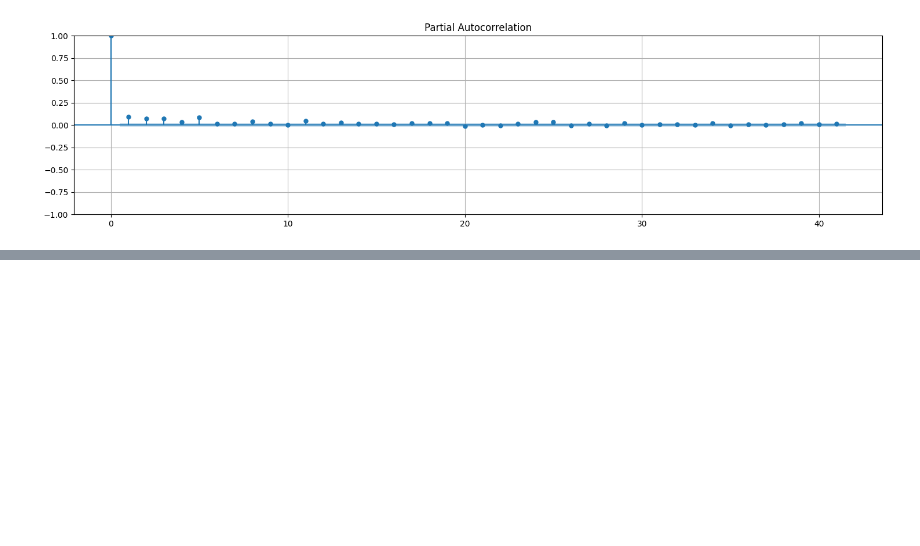
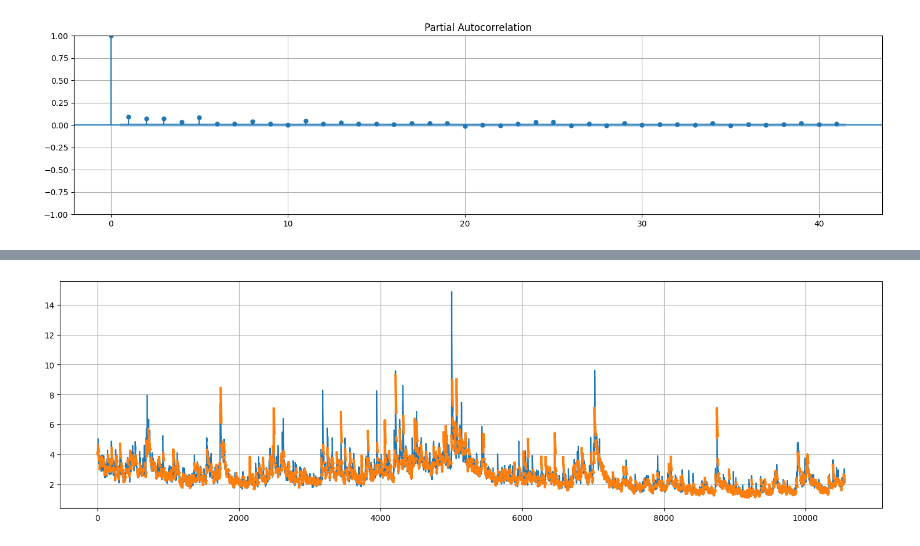
Before and after one commit to AndrewGrishin/Stock-Forecasting, a Jupyter notebook: FIGARCH/figarch.ipynb, the cells around one changed output, grey strips where cells are left out. Cells and saved outputs as stored; diff of their text form; code cells hidden in the pictures; blank space fills up the shorter version.

Commit message:
Добавлен FIGARCH и SSA.

```diff
--- a/FIGARCH/figarch.ipynb
+++ b/FIGARCH/figarch.ipynb
@@ -27,13 +27,15 @@ round(df.describe(), 2)
 open_prices = df.Open
 dates = pd.to_datetime(df.Date, dayfirst= True)
 
-dates_train = dates[:-30]
-dates_test = dates[-30:]
+test_size = -30
+
+dates_train = np.array(dates[1:test_size])
+dates_test = np.array(dates[test_size:])
 
 returns = open_prices.pct_change()
 
-returns_train = np.array(returns[1:-30])
-returns_test = np.array(returns[-30:])
+returns_train = np.array(returns[1:test_size])
+returns_test = np.array(returns[test_size:])
 
 returns[1:].describe()
 
@@ -75,6 +77,6 @@ plt.show()
 # %% [output]
 [figure]
 # %%
-model = arch.arch_model(returns_train * 100, mean= "constant",  vol= "GARCH", p= 1, q= 1, dist= "normal")
+model = arch.arch_model(returns_train * 100, mean= "constant", vol= "FIGARCH", p= 1, q= 1, dist= "ged")
 result = model.fit(disp= "off")
 result.summary()
@@ -80,0 +106,7 @@ result.summary()
+# %%
+result.hedgehog_plot()
+plt.grid(True)
+plt.title("")
+plt.show()
+# %% [output]
+[figure, added]
```
Also changed, not shown: parts of 9 cells of this notebook, 5 other files.
